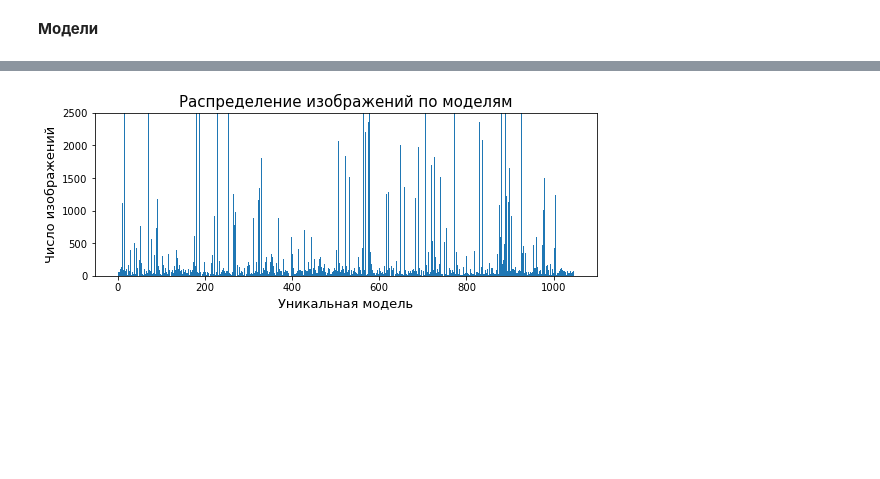
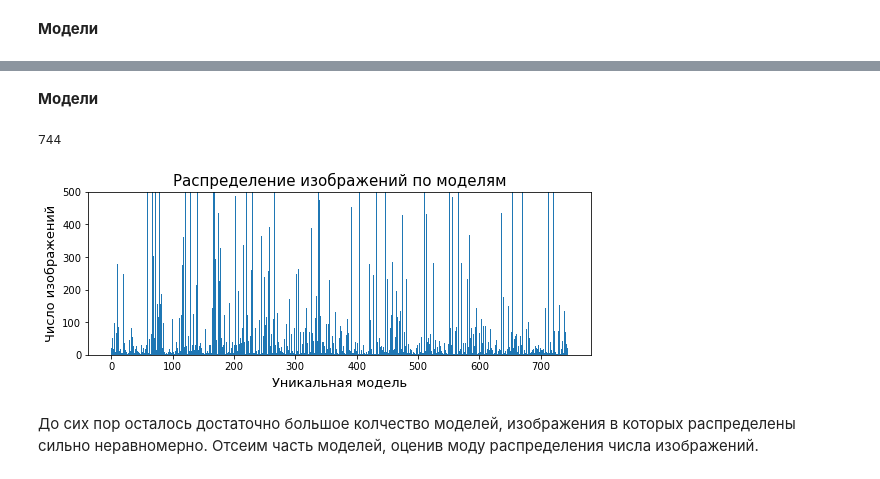
Before and after one commit to vederko-p/Junior-ML-Contest, a Jupyter notebook: 1. Dataset analysis.ipynb, the cells around one changed output, grey strips where cells are left out. Drawn from its saved outputs; the diff is of its cells as text; code cells hidden in the pictures; blank space fills up the shorter version.

Commit message:
train sampling

```diff
--- a/1. Dataset analysis.ipynb
+++ b/1. Dataset analysis.ipynb
@@ -41,0 +137,5 @@ models_t_indxs, models_uniqie, models_code_in = models_unique_data
+# %%
+train_dataset_path = 'G:\\diplom\\project\\triplet_loss_project_2_06.04\\data\\sampled_train'
+# %%
+folders = os.listdir(train_dataset_path)
+indexes = indexing.get_indexes(folders)
@@ -42,10 +160,21 @@ models_t_indxs, models_uniqie, models_code_in = models_unique_data
+# %% [markdown]
+**Модели**
+# %%
+models_unique_data = prepr_hst.get_unique(indexes, models_indx_f)
+models_t_indxs, models_uniqie, models_code_in = models_unique_data
+# %%
+print(len(models_uniqie))
+# %% [output]
+744
 # %%
 models_hist_data = prepr_hst.get_hist_data(train_dataset_path, folders,
                                            models_t_indxs, models_code_in)
 # %%
 title = 'Распределение изображений по моделям'
 xlabel = 'Уникальная модель'
-prepr_hst.plot_hist(models_hist_data, models_uniqie,
-                    title, xlabel, ylim=(0, 2500))
+prepr_hst.plot_hist(models_hist_data, models_uniqie, title,
+                    xlabel, ylim=(0, 500))
 # %% [output]
-[figure, old version]
+[figure, new version]
+# %% [markdown]
+До сих пор осталось достаточно большое колчество моделей, изображения в которых распределены сильно неравномерно. Отсеим часть моделей, оценив моду распределения числа изображений.
```
Also changed, not shown: parts of 51 cells of this notebook.
